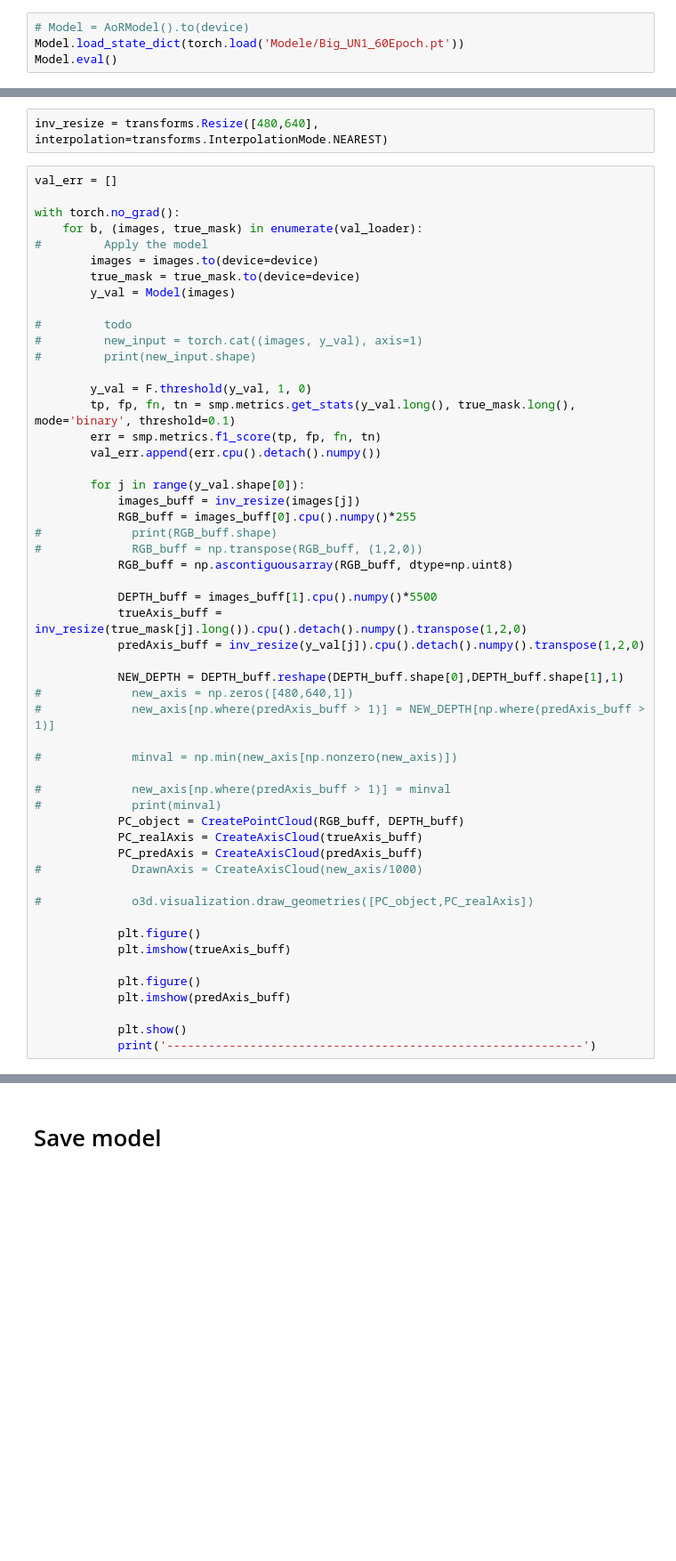
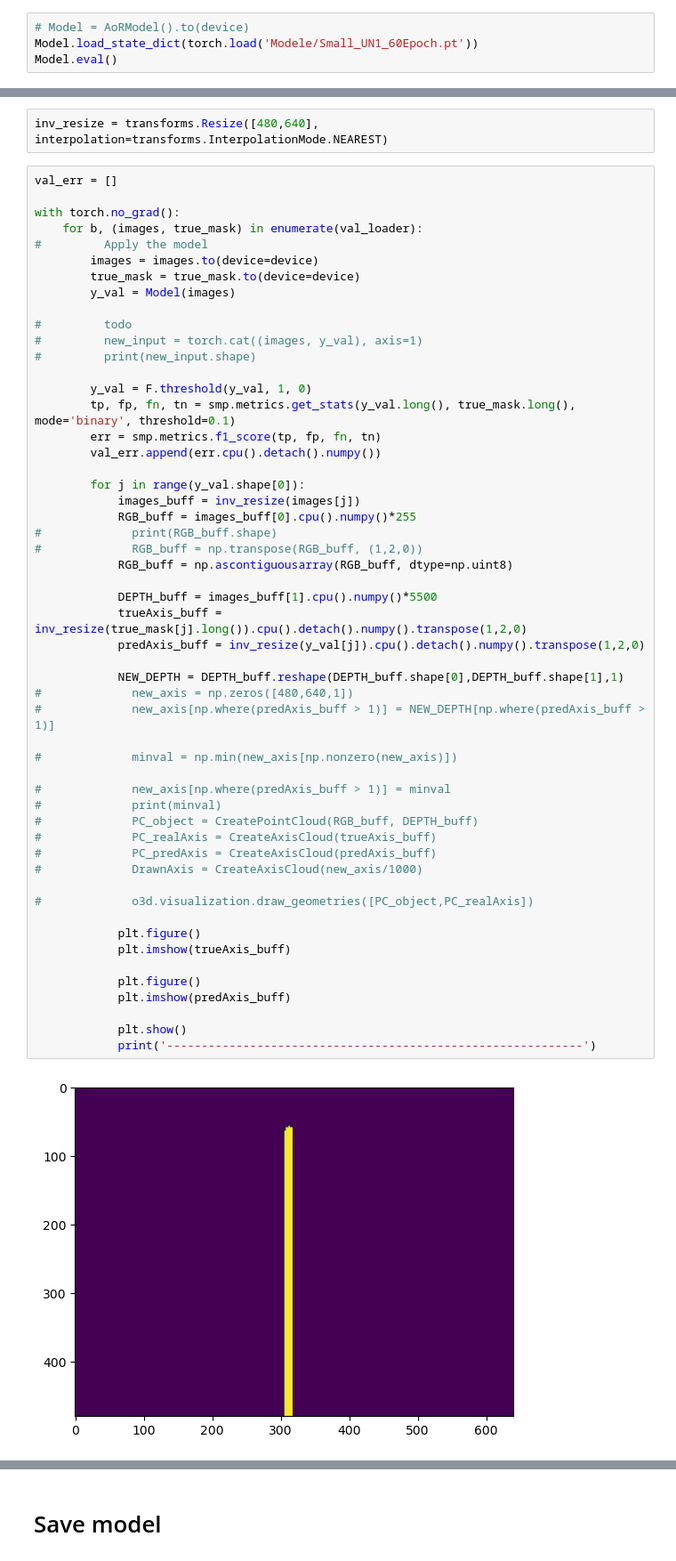
Before and after one commit to elzlociako/AoR_EngineerProject, a Jupyter notebook: CNN/Segmentation/Intro_script_segmentation.ipynb, the cells around one changed output, grey strips where cells are left out. Shown at 89% size. Cells and saved outputs as stored; diff of their text form; blank space fills up the shorter version.

```diff
--- a/CNN/Segmentation/Intro_script_segmentation.ipynb
+++ b/CNN/Segmentation/Intro_script_segmentation.ipynb
@@ -309,7 +309,7 @@ Text(0, 0.5, 'Loss')
 # torch.save(Model.state_dict(), 'Modele/Small_UN1_60Epoch.pt')
 # %%
 # Model = AoRModel().to(device)
-Model.load_state_dict(torch.load('Modele/Big_UN1_60Epoch.pt'))
+Model.load_state_dict(torch.load('Modele/Small_UN1_60Epoch.pt'))
 Model.eval()
 # %% [output]
 Unet(
@@ -354,33 +354,35 @@ with torch.no_grad():
             images_buff = inv_resize(images[j])
             RGB_buff = images_buff[0].cpu().numpy()*255
 #             print(RGB_buff.shape)
 #             RGB_buff = np.transpose(RGB_buff, (1,2,0))
             RGB_buff = np.ascontiguousarray(RGB_buff, dtype=np.uint8)
 
             DEPTH_buff = images_buff[1].cpu().numpy()*5500
             trueAxis_buff = inv_resize(true_mask[j].long()).cpu().detach().numpy().transpose(1,2,0)
             predAxis_buff = inv_resize(y_val[j]).cpu().detach().numpy().transpose(1,2,0)
 
             NEW_DEPTH = DEPTH_buff.reshape(DEPTH_buff.shape[0],DEPTH_buff.shape[1],1)
 #             new_axis = np.zeros([480,640,1])
 #             new_axis[np.where(predAxis_buff > 1)] = NEW_DEPTH[np.where(predAxis_buff > 1)]
 
 #             minval = np.min(new_axis[np.nonzero(new_axis)])
 
 #             new_axis[np.where(predAxis_buff > 1)] = minval
 #             print(minval)
-            PC_object = CreatePointCloud(RGB_buff, DEPTH_buff)
-            PC_realAxis = CreateAxisCloud(trueAxis_buff)
-            PC_predAxis = CreateAxisCloud(predAxis_buff)
+#             PC_object = CreatePointCloud(RGB_buff, DEPTH_buff)
+#             PC_realAxis = CreateAxisCloud(trueAxis_buff)
+#             PC_predAxis = CreateAxisCloud(predAxis_buff)
 #             DrawnAxis = CreateAxisCloud(new_axis/1000)
 
 #             o3d.visualization.draw_geometries([PC_object,PC_realAxis])
 
             plt.figure()
             plt.imshow(trueAxis_buff)
 
             plt.figure()
             plt.imshow(predAxis_buff)
 
             plt.show()
             print('------------------------------------------------------------')
+# %% [output]
+[figure, added]
```
Also changed, not shown: parts of 7 cells of this notebook, 46 other files.
